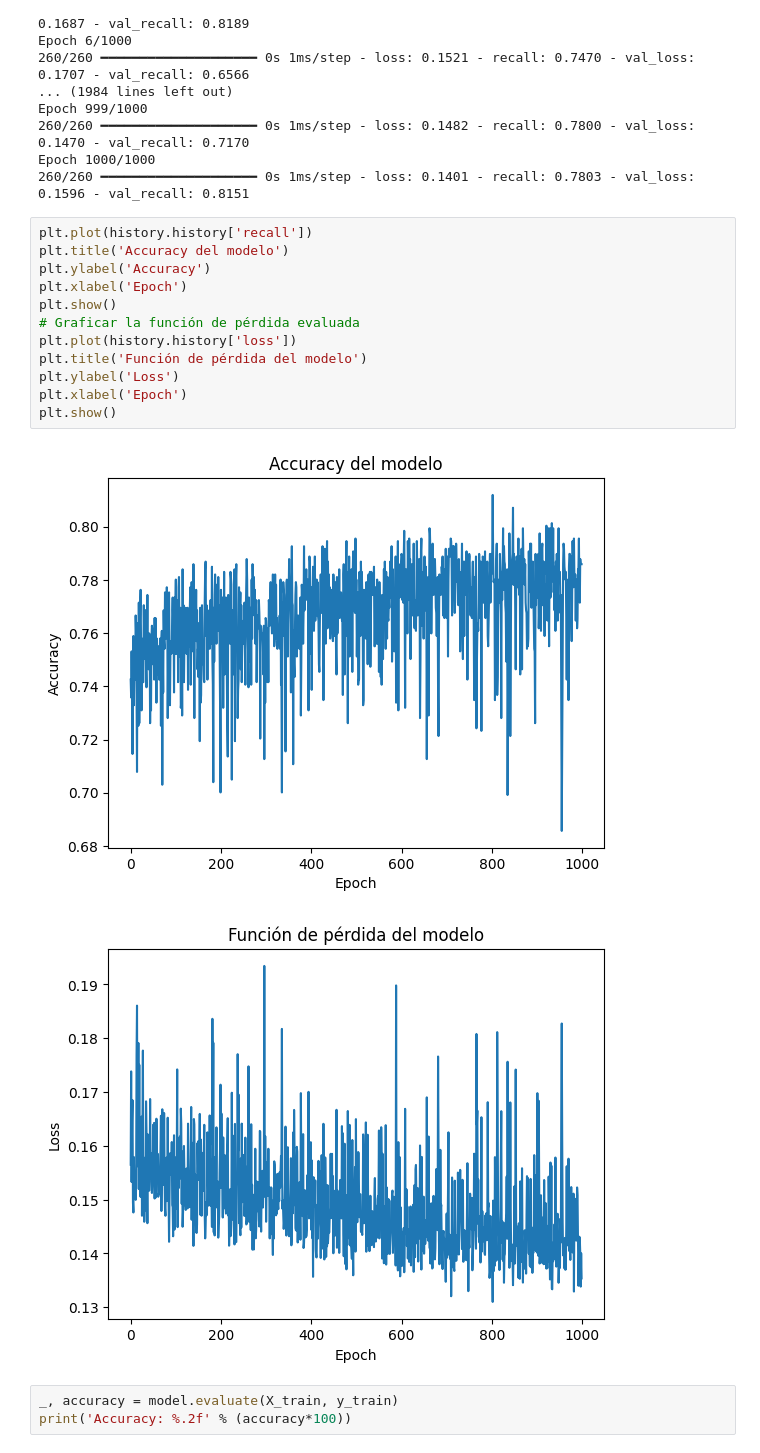
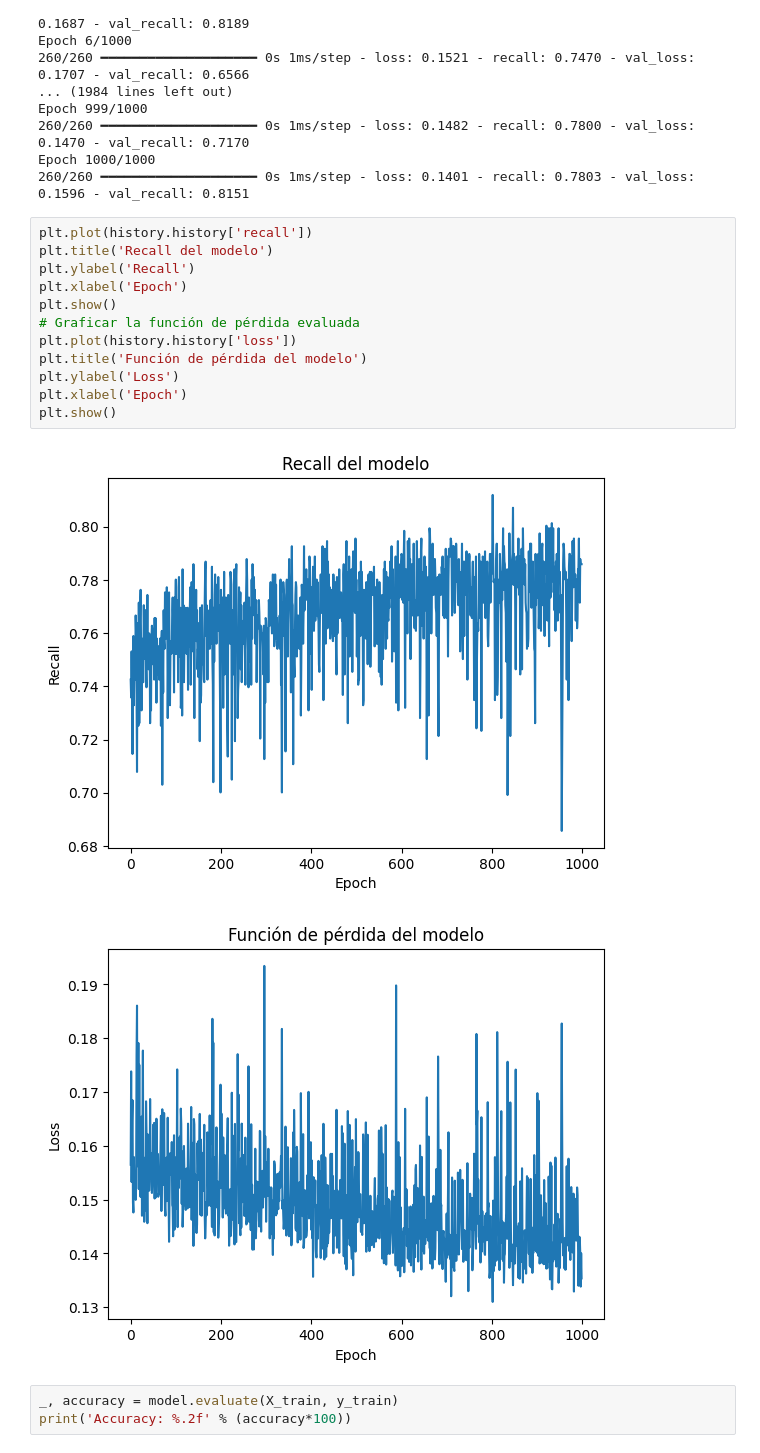
Before and after one commit to juankquintana/deep_learning, a Jupyter notebook: Semana 3/Caso/S2TCPEP2.ipynb, the cells around one changed output. Drawn from its saved outputs; the diff is of its cells as text.

```diff
--- a/Semana 3/Caso/S2TCPEP2.ipynb
+++ b/Semana 3/Caso/S2TCPEP2.ipynb
@@ -272,18 +272,18 @@ Epoch 1000/1000
 260/260 ━━━━━━━━━━━━━━━━━━━━ 0s 1ms/step - loss: 0.1401 - recall: 0.7803 - val_loss: 0.1596 - val_recall: 0.8151
 # %%
 plt.plot(history.history['recall'])
-plt.title('Accuracy del modelo')
-plt.ylabel('Accuracy')
+plt.title('Recall del modelo')
+plt.ylabel('Recall')
 plt.xlabel('Epoch')
 plt.show()
 # Graficar la función de pérdida evaluada
 plt.plot(history.history['loss'])
 plt.title('Función de pérdida del modelo')
 plt.ylabel('Loss')
 plt.xlabel('Epoch')
 plt.show()
 # %% [output]
-[figure, old version]
+[figure, new version]
 [figure]
 # %%
 _, accuracy = model.evaluate(X_train, y_train)
```
Also changed, not shown: 3 other files.
